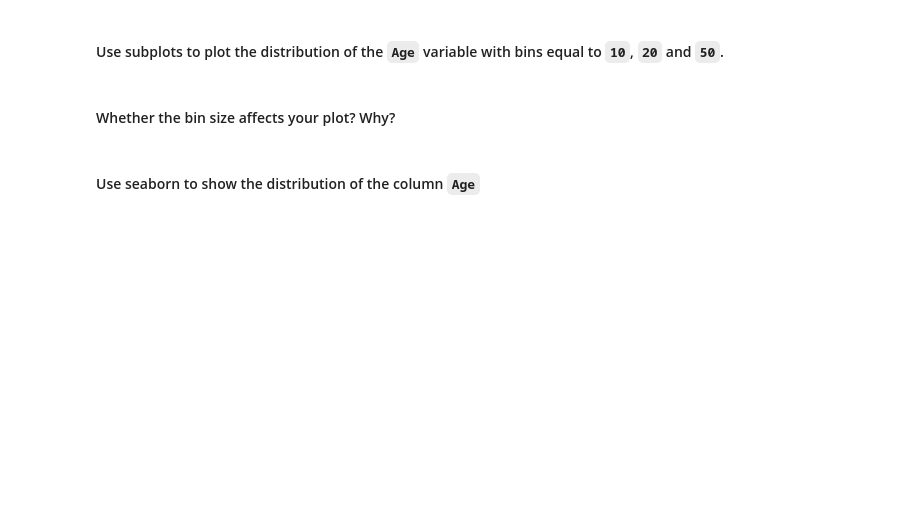
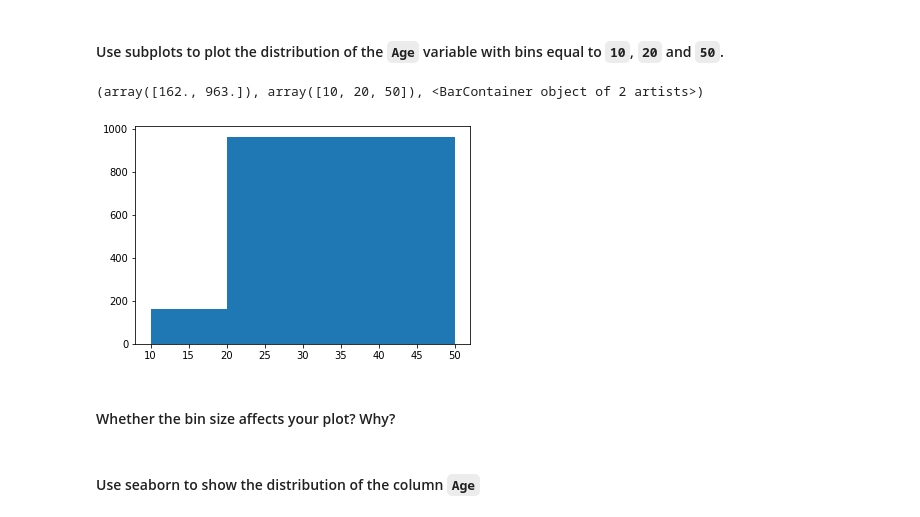
Before and after one commit to Ironhack-Data-Madrid-Enero-2021/lab-visualization-extra, a Jupyter notebook: challenge-2.ipynb, the cells around one changed output. Saved outputs shown, nothing was run; the diff lists cells and outputs as text; code cells hidden in the pictures; blank space fills up the shorter version.

```diff
--- a/challenge-2.ipynb
+++ b/challenge-2.ipynb
@@ -43,3 +99,10 @@ titanic.head()
+# %%
+# your code here
+plt.subplot(1,1,1)
+plt.hist(x=titanic.Age, bins=(10, 20, 50))
+# %% [output]
+(array([162., 963.]), array([10, 20, 50]), <BarContainer object of 2 artists>)
+[figure, added]
 # %% [markdown]
 #### Whether the bin size affects your plot? Why?
 # %%
```
Also changed, not shown: parts of 17 cells of this notebook.
